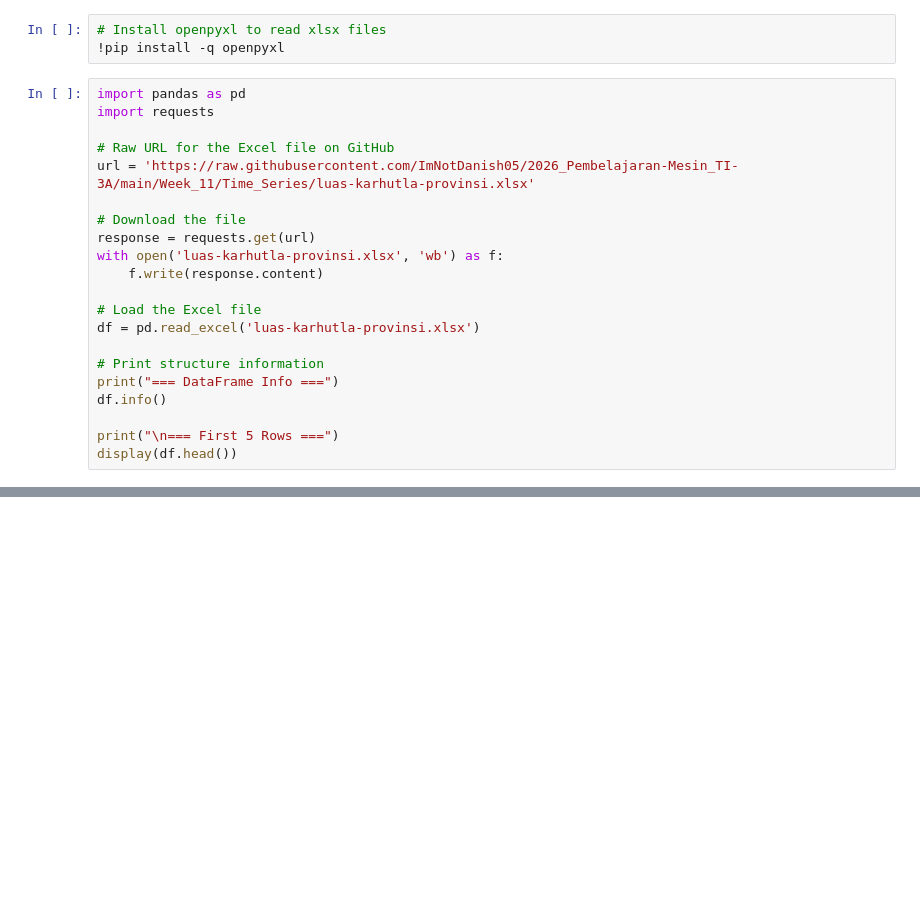
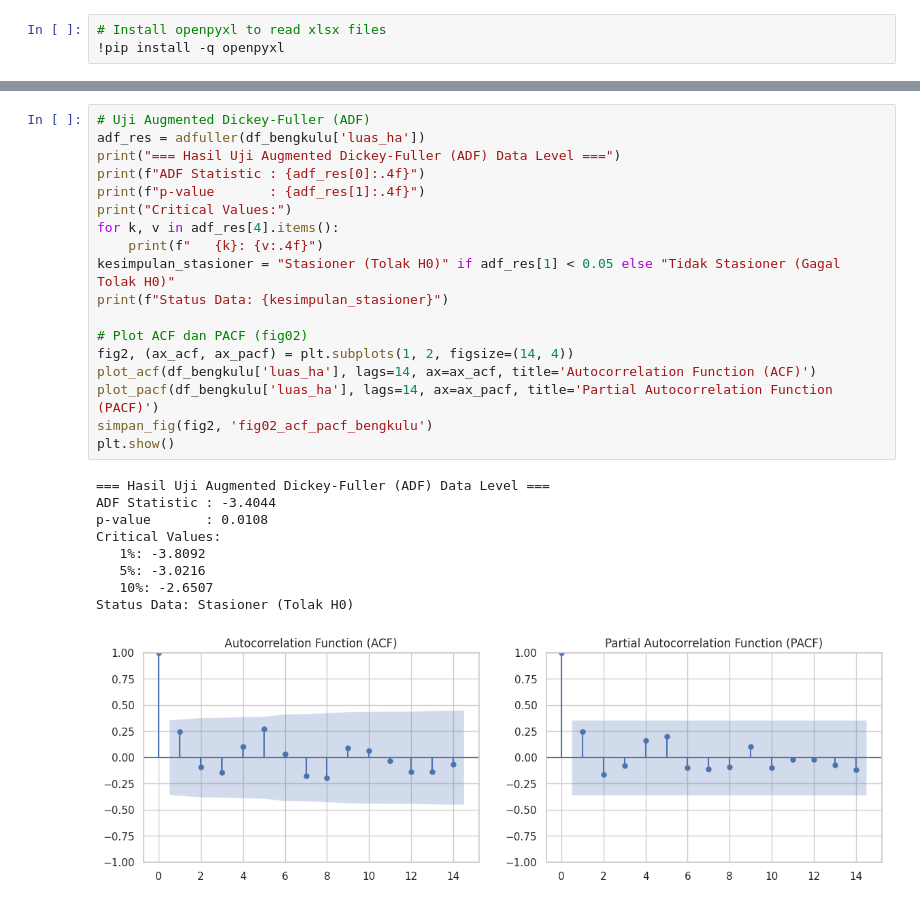
Before and after one commit to ImNotDanish05/2026_Pembelajaran-Mesin_TI-3A, a Jupyter notebook: Week_11/Time_Series/Untitled21.ipynb, the cells around one changed output, grey strips where cells are left out. Saved outputs shown, nothing was run; the diff lists cells and outputs as text; blank space fills up the shorter version.

```diff
--- a/Week_11/Time_Series/Untitled21.ipynb
+++ b/Week_11/Time_Series/Untitled21.ipynb
@@ -3,24 +3,3 @@
 # %%
 # Install openpyxl to read xlsx files
 !pip install -q openpyxl
-# %%
-import pandas as pd
-import requests
-
-# Raw URL for the Excel file on GitHub
-url = 'https://raw.githubusercontent.com/ImNotDanish05/2026_Pembelajaran-Mesin_TI-3A/main/Week_11/Time_Series/luas-karhutla-provinsi.xlsx'
-
-# Download the file
-response = requests.get(url)
-with open('luas-karhutla-provinsi.xlsx', 'wb') as f:
-    f.write(response.content)
-
-# Load the Excel file
-df = pd.read_excel('luas-karhutla-provinsi.xlsx')
-
-# Print structure information
-print("=== DataFrame Info ===")
-df.info()
-
-print("\n=== First 5 Rows ===")
-display(df.head())
@@ -51,0 +154,28 @@ memory usage: 9.9+ KB
+# %%
+# Uji Augmented Dickey-Fuller (ADF)
+adf_res = adfuller(df_bengkulu['luas_ha'])
+print("=== Hasil Uji Augmented Dickey-Fuller (ADF) Data Level ===")
+print(f"ADF Statistic : {adf_res[0]:.4f}")
+print(f"p-value       : {adf_res[1]:.4f}")
+print("Critical Values:")
+for k, v in adf_res[4].items():
+    print(f"   {k}: {v:.4f}")
+kesimpulan_stasioner = "Stasioner (Tolak H0)" if adf_res[1] < 0.05 else "Tidak Stasioner (Gagal Tolak H0)"
+print(f"Status Data: {kesimpulan_stasioner}")
+
+# Plot ACF dan PACF (fig02)
+fig2, (ax_acf, ax_pacf) = plt.subplots(1, 2, figsize=(14, 4))
+plot_acf(df_bengkulu['luas_ha'], lags=14, ax=ax_acf, title='Autocorrelation Function (ACF)')
+plot_pacf(df_bengkulu['luas_ha'], lags=14, ax=ax_pacf, title='Partial Autocorrelation Function (PACF)')
+simpan_fig(fig2, 'fig02_acf_pacf_bengkulu')
+plt.show()
+# %% [output]
+=== Hasil Uji Augmented Dickey-Fuller (ADF) Data Level ===
+ADF Statistic : -3.4044
+p-value       : 0.0108
+Critical Values:
+   1%: -3.8092
+   5%: -3.0216
+   10%: -2.6507
+Status Data: Stasioner (Tolak H0)
+[figure, added]
```
Also changed, not shown: parts of 22 cells of this notebook.
